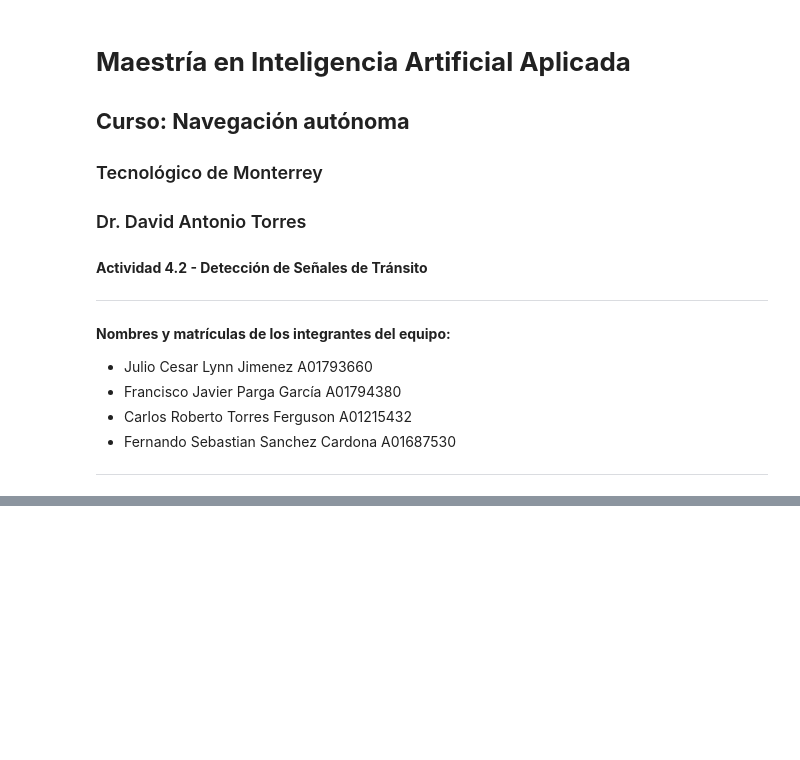
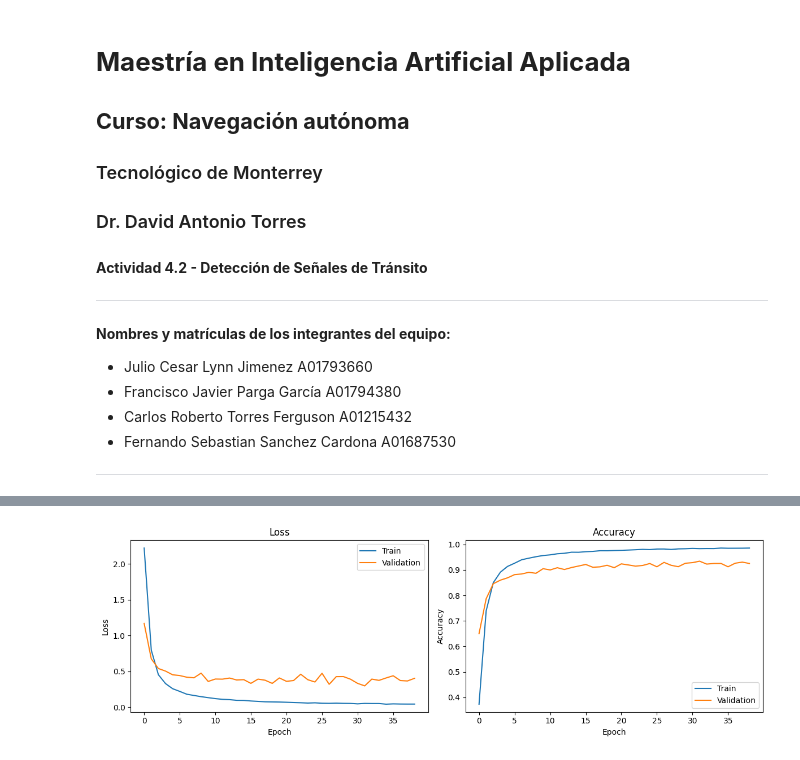
Before and after one commit to fco-parga/mna-navegacion_autonoma, a Jupyter notebook: Actividad-4.2/Actividad_4.2_Clasificacion_CNN_GTRSB_Equipo12.ipynb, the cells around one changed output, grey strips where cells are left out. Drawn from its saved outputs; the diff is of its cells as text; code cells hidden in the pictures; blank space fills up the shorter version.

```diff
--- a/Actividad-4.2/Actividad_4.2_Clasificacion_CNN_GTRSB_Equipo12.ipynb
+++ b/Actividad-4.2/Actividad_4.2_Clasificacion_CNN_GTRSB_Equipo12.ipynb
@@ -30,27 +38,26 @@ train_directory = 'data/Train'
 # %%
 # Create generator with data augmentation
 train_datagen = ImageDataGenerator(rescale=1./255,
-                                   shear_range=10,
-                                   zoom_range=0.25,
-                                   width_shift_range=0.1,
-                                   height_shift_range=0.1,
                                    horizontal_flip=True,
                                    vertical_flip=False,
                                    fill_mode='nearest',
-                                   validation_split=0.15)
+                                   validation_split=0.25)
 # %%
-batch_size = 64
+batch_size = 128
+image_size = (28,28)
 # Keras ImageDataGenerator provides a method flow_from_directory to load images in batches
 # This is useful for large datasets to fit into memory
 train_generator = train_datagen.flow_from_directory(train_directory,
-                                                    target_size=(32, 32),
+                                                    target_size=image_size,
                                                     batch_size=batch_size,
                                                     class_mode='categorical',
+                                                    classes= list(map(str,range(0,43))),
                                                     subset='training')  # set as training data
 
 validation_generator = train_datagen.flow_from_directory(train_directory,  # same directory as training data
-                                                         target_size=(32, 32),
+                                                         target_size=image_size,
                                                          batch_size=batch_size,
                                                          class_mode='categorical',
+                                                         classes=  list(map(str,range(0,43))),
                                                          subset='validation')  # set as validation data
 # %% [output]
@@ -136,7 +126,7 @@ _________________________________________________________________
 # %%
 early_stop = EarlyStopping(monitor = 'val_accuracy',
                            mode = 'max',
-                           patience = 31,
+                           patience = 7,
                            restore_best_weights = True,
                            verbose=1)
 
@@ -172,0 +163,24 @@ Epoch 10/101
+# %%
+# Plot the loss and accuracy curves
+plt.figure(figsize=(12, 4))
+
+plt.subplot(1, 2, 1)
+plt.plot(history.history['loss'])
+plt.plot(history.history['val_loss'])
+plt.title('Loss')
+plt.xlabel('Epoch')
+plt.ylabel('Loss')
+plt.legend(['Train', 'Validation'])
+
+plt.subplot(1, 2, 2)
+plt.plot(history.history['accuracy'])
+plt.plot(history.history['val_accuracy'])
+plt.title('Accuracy')
+plt.xlabel('Epoch')
+plt.ylabel('Accuracy')
+plt.legend(['Train', 'Validation'])
+
+plt.tight_layout()
+plt.show()
+# %% [output]
+[figure, added]
```
Also changed, not shown: parts of 18 cells of this notebook, 3 other files.
